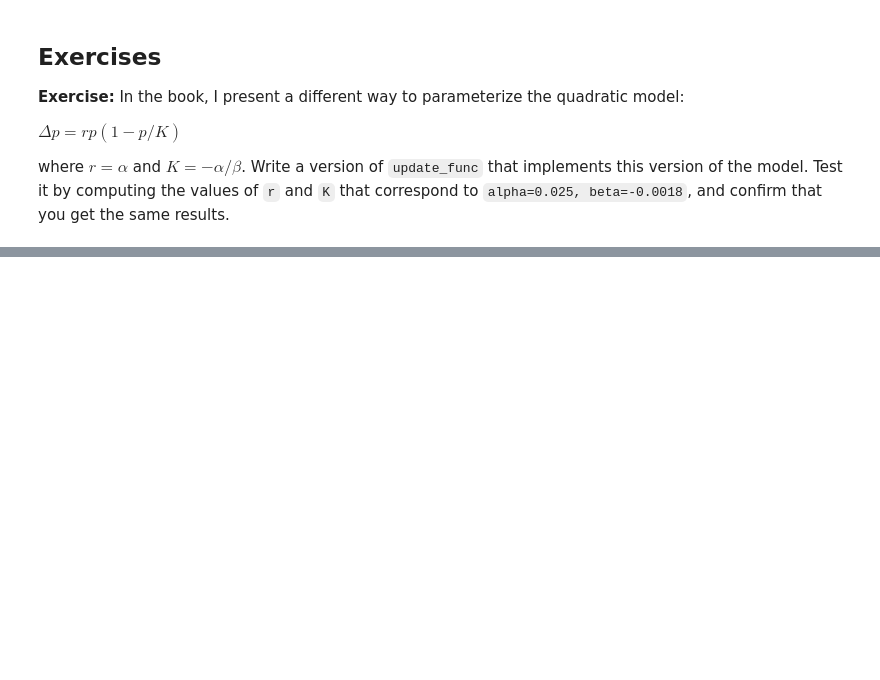
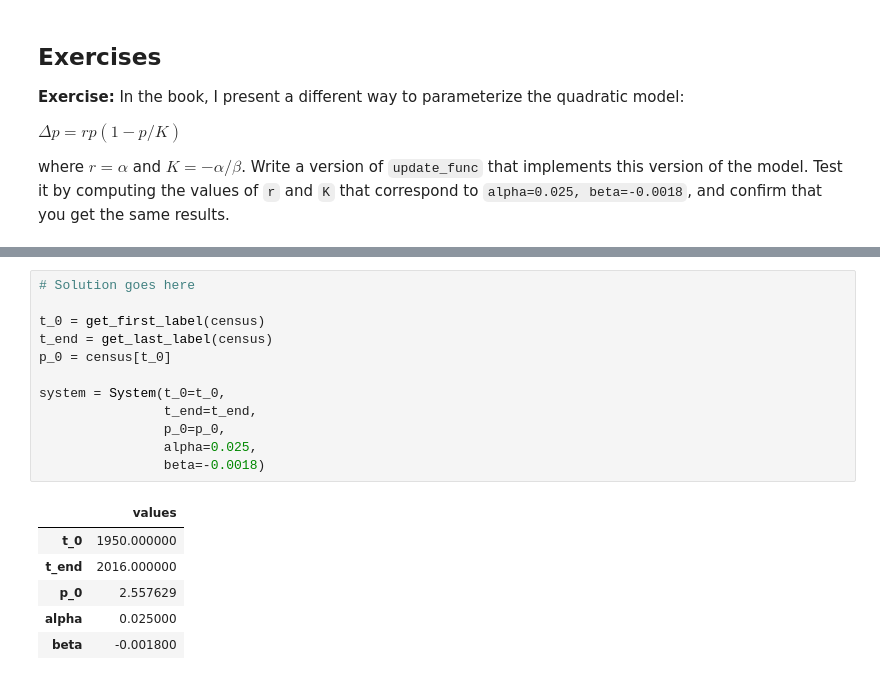
Before and after one commit to Shetura36/Data-604, a Jupyter notebook: ModSimPy-master/notebooks/chap07.ipynb, the cells around one changed output, grey strips where cells are left out. Saved outputs shown, nothing was run; the diff lists cells and outputs as text; blank space fills up the shorter version.

```diff
--- a/ModSimPy-master/notebooks/chap07.ipynb
+++ b/ModSimPy-master/notebooks/chap07.ipynb
@@ -244,0 +272,19 @@ w
+# %%
+# Solution goes here
+
+t_0 = get_first_label(census)
+t_end = get_last_label(census)
+p_0 = census[t_0]
+
+system = System(t_0=t_0,
+                t_end=t_end,
+                p_0=p_0,
+                alpha=0.025,
+                beta=-0.0018)
+# %% [output]
+|  | values |
+| t_0 | 1950.000000 |
+| t_end | 2016.000000 |
+| p_0 | 2.557629 |
+| alpha | 0.025000 |
+| beta | -0.001800 |
```
Also changed, not shown: parts of 17 cells of this notebook, 2 other files.
